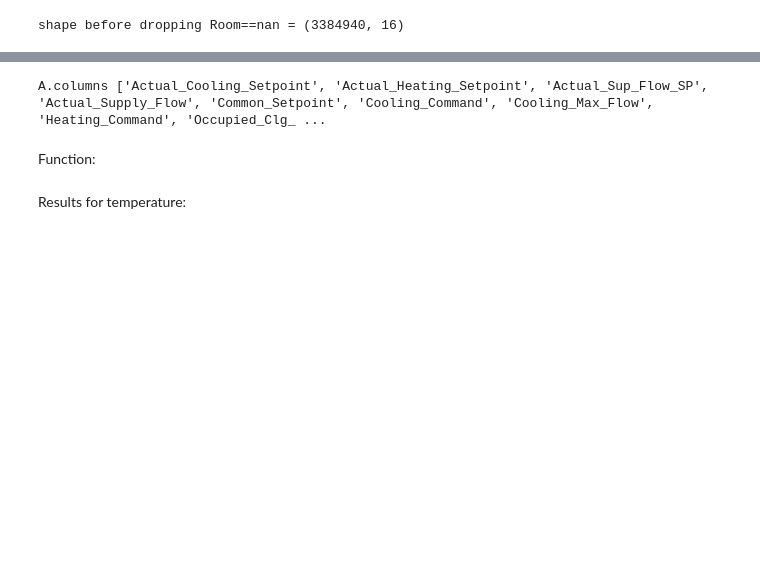
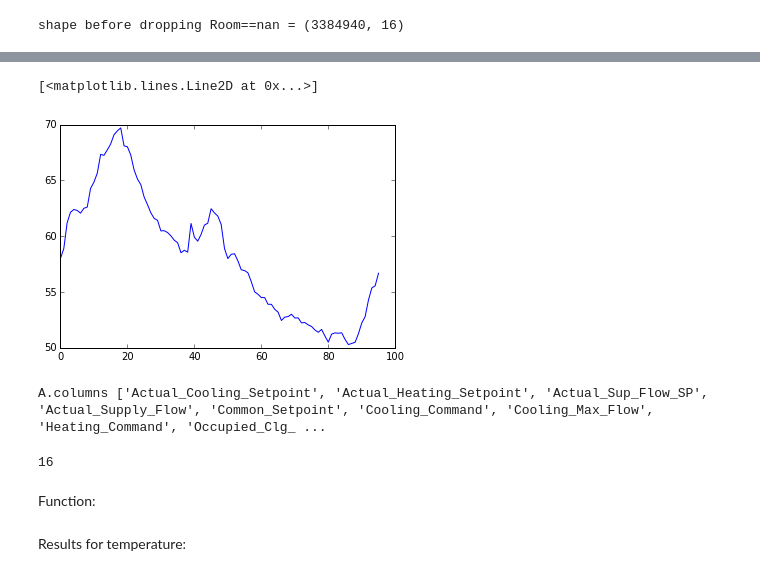
Before and after one commit to yoavfreund/BuildingSensorsCompression, a Jupyter notebook: Experiment_1.ipynb, the cells around one changed output, grey strips where cells are left out. Saved outputs shown, nothing was run; the diff lists cells and outputs as text; code cells hidden in the pictures; blank space fills up the shorter version.

```diff
--- a/Experiment_1.ipynb
+++ b/Experiment_1.ipynb
@@ -15,0 +62,5 @@ shape before dropping Room==nan = (3384940, 16)
+# %%
+aday = one_room[1000:1096]
+print aday
+plt.plot(aday)
+# %% [output]
@@ -16,8 +84,12 @@ shape before dropping Room==nan = (3384940, 16)
+[<matplotlib.lines.Line2D at 0x...>]
+[figure, added]
 # %%
 cols = list(A.columns)
 print 'A.columns', cols
+len(cols)
 # %% [output]
 A.columns ['Actual_Cooling_Setpoint', 'Actual_Heating_Setpoint', 'Actual_Sup_Flow_SP', 'Actual_Supply_Flow', 'Common_Setpoint', 'Cooling_Command', 'Cooling_Max_Flow', 'Heating_Command', 'Occupied_Clg_ ...
+16
 # %% [markdown]
 Function:
 # %%
```
Also changed, not shown: parts of 6 cells of this notebook.
